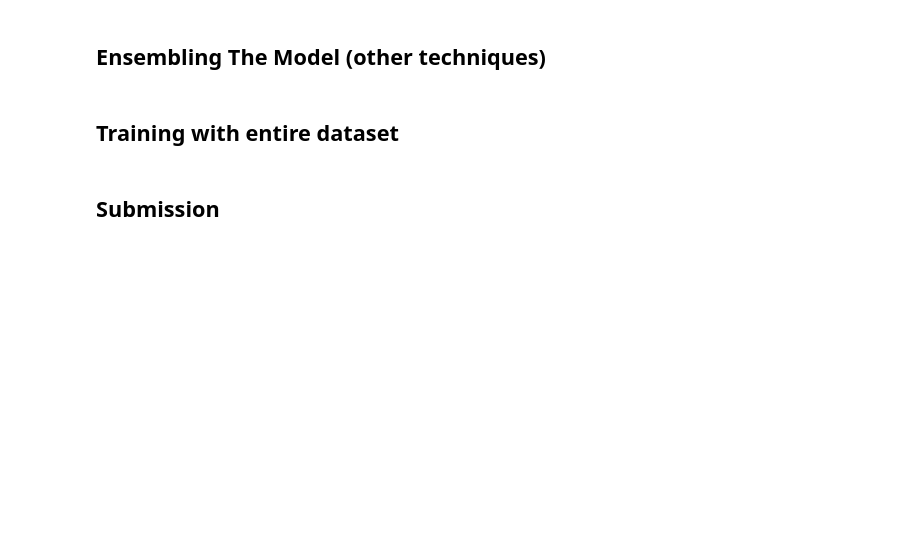
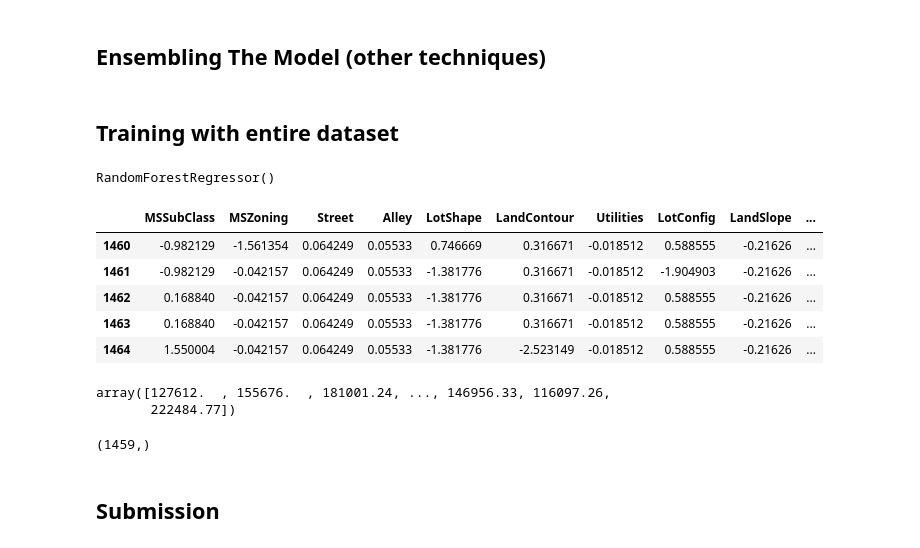
Before and after one commit to Bipin-Gouda/Data-Science, a Jupyter notebook: notebooks/HousePrice_kaggle.ipynb, the cells around one changed output. Cells and saved outputs as stored; diff of their text form; code cells hidden in the pictures; blank space fills up the shorter version.

```diff
--- a/notebooks/HousePrice_kaggle.ipynb
+++ b/notebooks/HousePrice_kaggle.ipynb
@@ -494,6 +531,8 @@ from sklearn.preprocessing import StandardScaler
 # %%
 scaler=StandardScaler()
 cols=df1.columns
+# %%
+scaled_data=scaler.fit_transform(df1)
 # %%
 df1=pd.DataFrame(scaler.fit_transform(df1),columns=cols)
 df1
@@ -706,5 +673,29 @@ regressor(model)
 # 0.2,0.2 of the best model
 # %% [markdown]
 ## Training with entire dataset
+# %%
+model= RandomForestRegressor()
+model.fit(X,Y)
+# %% [output]
+RandomForestRegressor()
+# %%
+test.head()
+# %% [output]
+|  | MSSubClass | MSZoning | Street | Alley | LotShape | LandContour | Utilities | LotConfig | LandSlope | ... |
+| 1460 | -0.982129 | -1.561354 | 0.064249 | 0.05533 | 0.746669 | 0.316671 | -0.018512 | 0.588555 | -0.21626 | ... |
+| 1461 | -0.982129 | -0.042157 | 0.064249 | 0.05533 | -1.381776 | 0.316671 | -0.018512 | -1.904903 | -0.21626 | ... |
+| 1462 | 0.168840 | -0.042157 | 0.064249 | 0.05533 | -1.381776 | 0.316671 | -0.018512 | 0.588555 | -0.21626 | ... |
+| 1463 | 0.168840 | -0.042157 | 0.064249 | 0.05533 | -1.381776 | 0.316671 | -0.018512 | 0.588555 | -0.21626 | ... |
+| 1464 | 1.550004 | -0.042157 | 0.064249 | 0.05533 | -1.381776 | -2.523149 | -0.018512 | 0.588555 | -0.21626 | ... |
+# %%
+y_predicted=model.predict(test)
+y_predicted
+# %% [output]
+array([127612.  , 155676.  , 181001.24, ..., 146956.33, 116097.26,
+       222484.77])
+# %%
+y_predicted.shape
+# %% [output]
+(1459,)
 # %% [markdown]
 ## Submission
```
Also changed, not shown: parts of 33 cells of this notebook, 3 other files.
